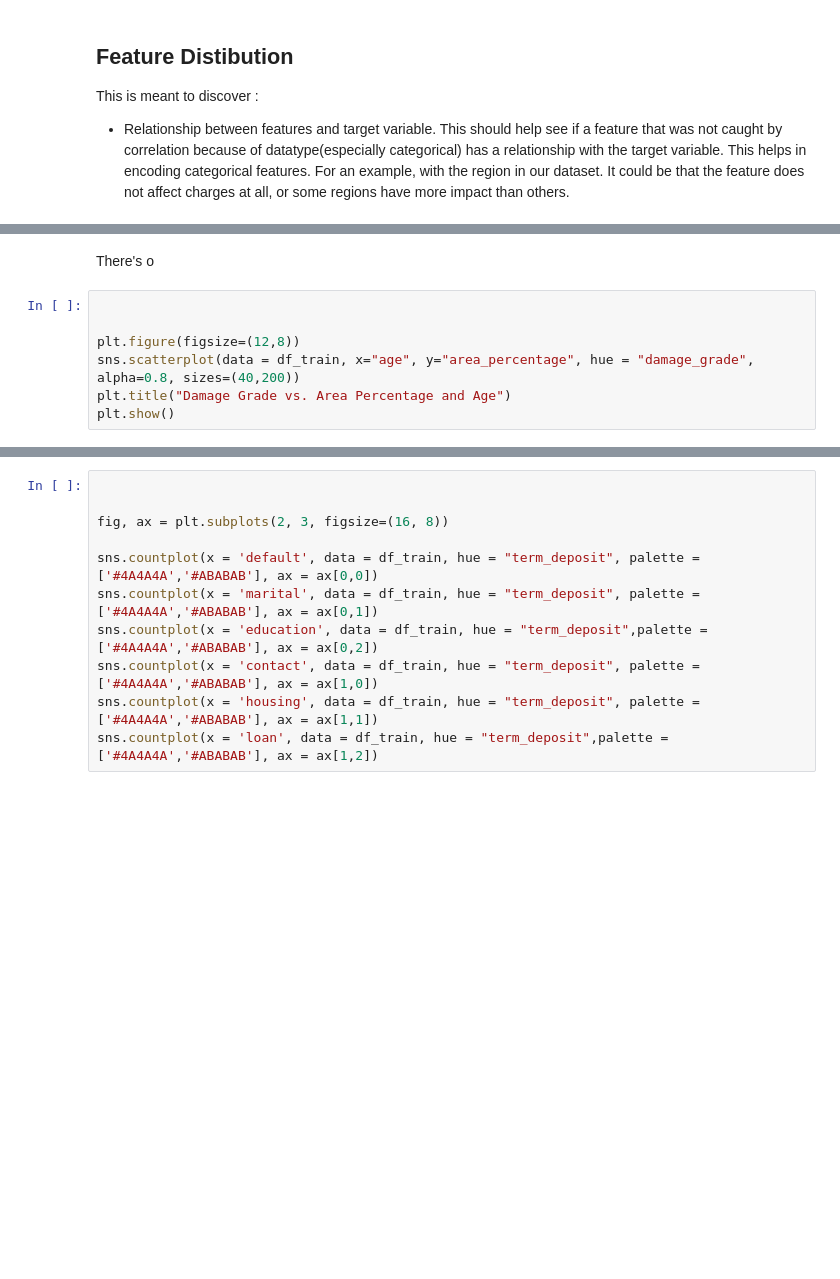
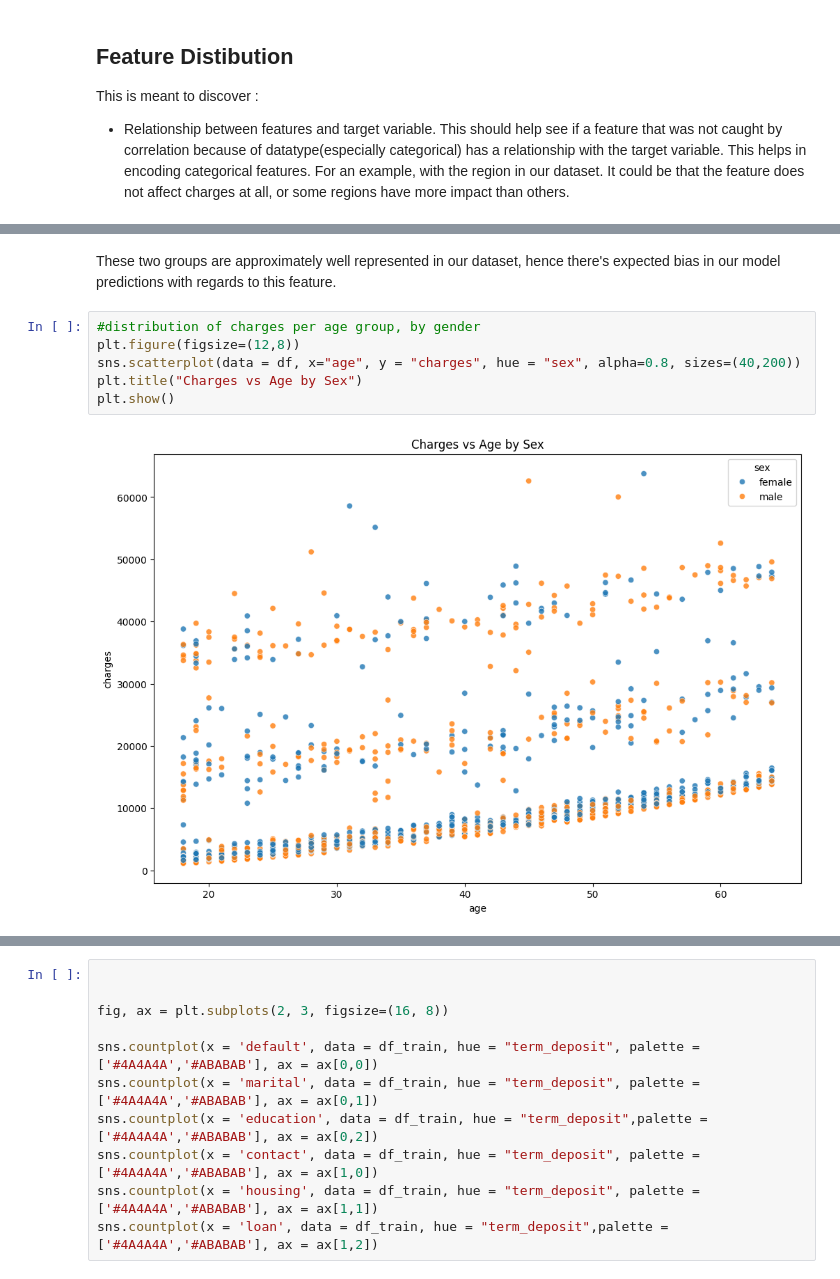
Before and after one commit to kwanda2426/projects, a Jupyter notebook: regression.ipynb, the cells around one changed output, grey strips where cells are left out. Cells and saved outputs as stored; diff of their text form; blank space fills up the shorter version.

```diff
--- a/regression.ipynb
+++ b/regression.ipynb
@@ -196,12 +197,13 @@ sns.countplot(x = 'sex', data = df, palette = "hls")
 plt.title("Distribution of sex");
 # %% [output]
 [figure]
-# %% [markdown]
-There's o
+# %% [markdown]
+These two groups are approximately well represented in our dataset, hence there's expected bias in our model predictions with regards to this feature.
 # %%
-
-
+#distribution of charges per age group, by gender
 plt.figure(figsize=(12,8))
-sns.scatterplot(data = df_train, x="age", y="area_percentage", hue = "damage_grade", alpha=0.8, sizes=(40,200))
-plt.title("Damage Grade vs. Area Percentage and Age")
+sns.scatterplot(data = df, x="age", y = "charges", hue = "sex", alpha=0.8, sizes=(40,200))
+plt.title("Charges vs Age by Sex")
 plt.show()
+# %% [output]
+[figure, added]
```
Also changed, not shown: parts of 6 cells of this notebook.
